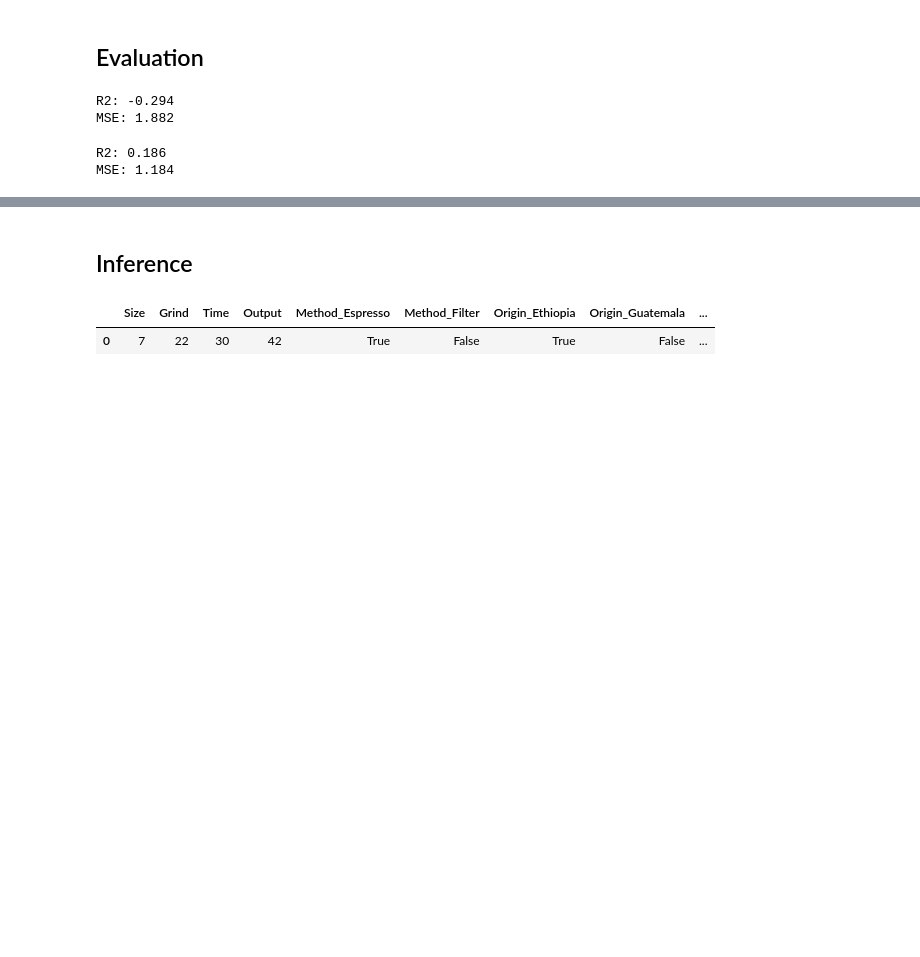
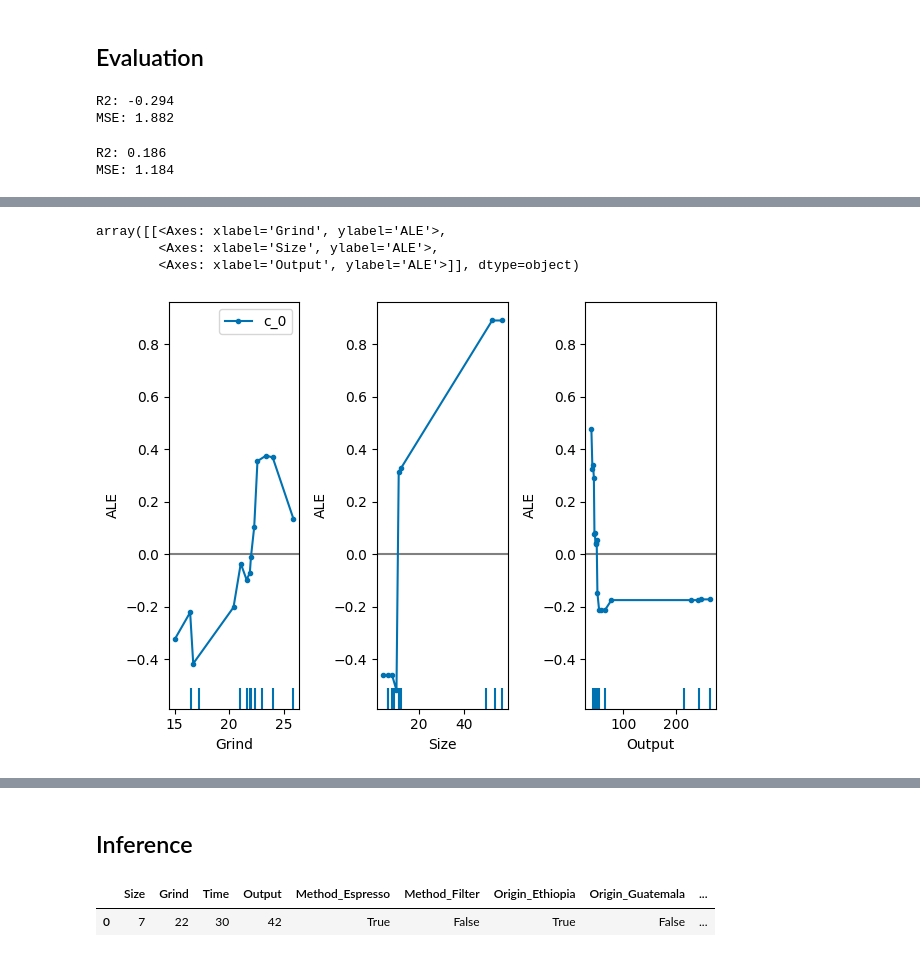
Before and after one commit to moscmh/coffee, a Jupyter notebook: coffee.ipynb, the cells around one changed output, grey strips where cells are left out. Cells and saved outputs as stored; diff of their text form; code cells hidden in the pictures; blank space fills up the shorter version.

```diff
--- a/coffee.ipynb
+++ b/coffee.ipynb
@@ -250,0 +294,9 @@ MSE: 1.184
+# %%
+ale = ALE(gb_best.predict, feature_names=X_train.columns)
+ale_exp = ale.explain(X_train.values, features=[1, 0, 3])
+plot_ale(ale_exp, features=['Grind', 'Size', 'Output'])
+# %% [output]
+array([[<Axes: xlabel='Grind', ylabel='ALE'>,
+        <Axes: xlabel='Size', ylabel='ALE'>,
+        <Axes: xlabel='Output', ylabel='ALE'>]], dtype=object)
+[figure, added]
```
Also changed, not shown: parts of 12 cells of this notebook.
